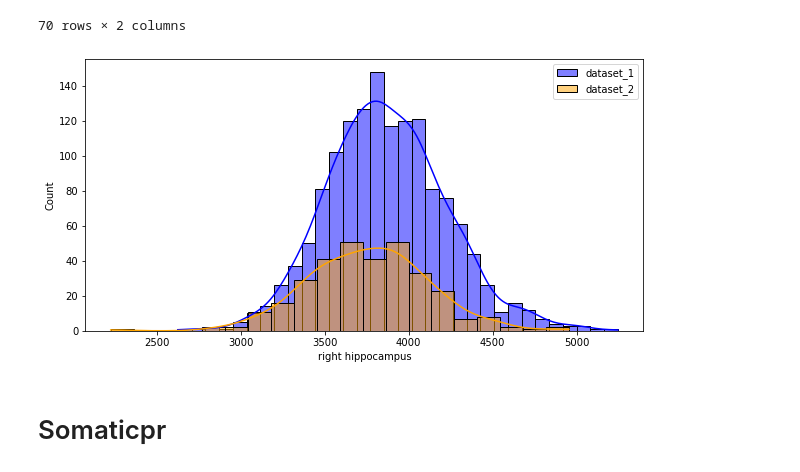
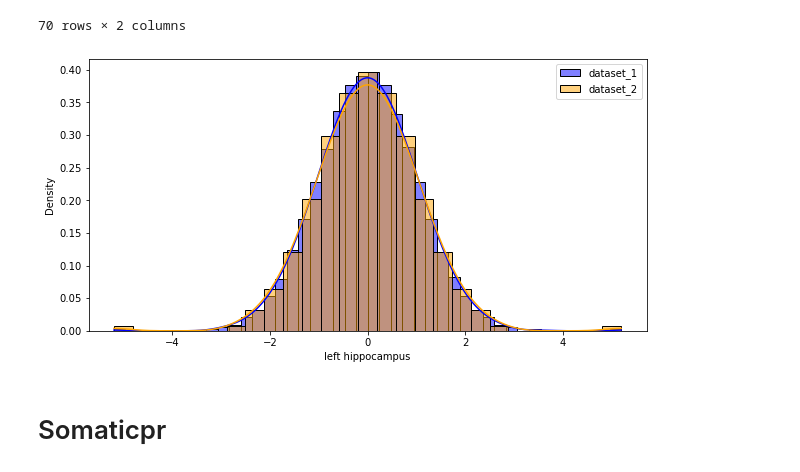
Before and after one commit to margotwagner/SynthSeg, a Jupyter notebook: abcd-code/analysis/mw-aseba-smri-rois.ipynb, the cells around one changed output. Drawn from its saved outputs; the diff is of its cells as text; code cells hidden in the pictures.

```diff
--- a/abcd-code/analysis/mw-aseba-smri-rois.ipynb
+++ b/abcd-code/analysis/mw-aseba-smri-rois.ipynb
@@ -73,7 +73,7 @@ synthseg_conditions = StatisticalAnalysis(
     synthseg.df[synthseg_with_labels["conduct_dsm5"] == 0],
     synthseg.df[synthseg_with_labels["conduct_dsm5"] == 1],
     ind=True,
-    verbose=True,
+    scale=False
 )
 synthseg_sig_vols, synthseg_all_stats = synthseg_conditions.compare()
 
@@ -93,9 +93,9 @@ synthseg_sig_vols
 | 36 | ctx-lh-parsorbitalis | 0.047115 |
 70 rows × 2 columns
 # %%
-synthseg_conditions.plot_hist("right hippocampus")
+synthseg_conditions.plot_hist("left hippocampus")
 # %% [output]
-[figure, old version]
+[figure, new version]
 # %% [markdown]
 # Somaticpr
 # %%
```
Also changed, not shown: 1 other file.
